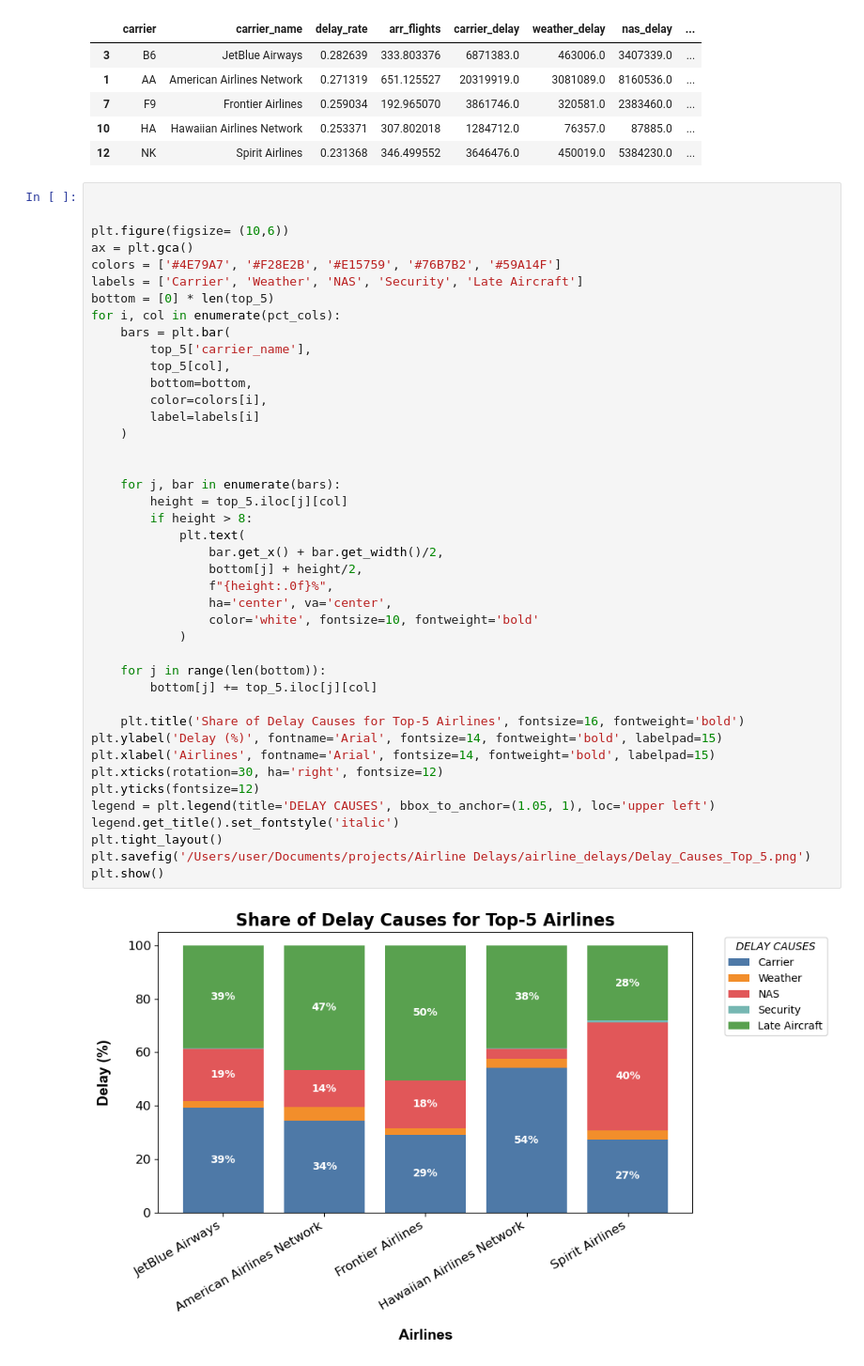
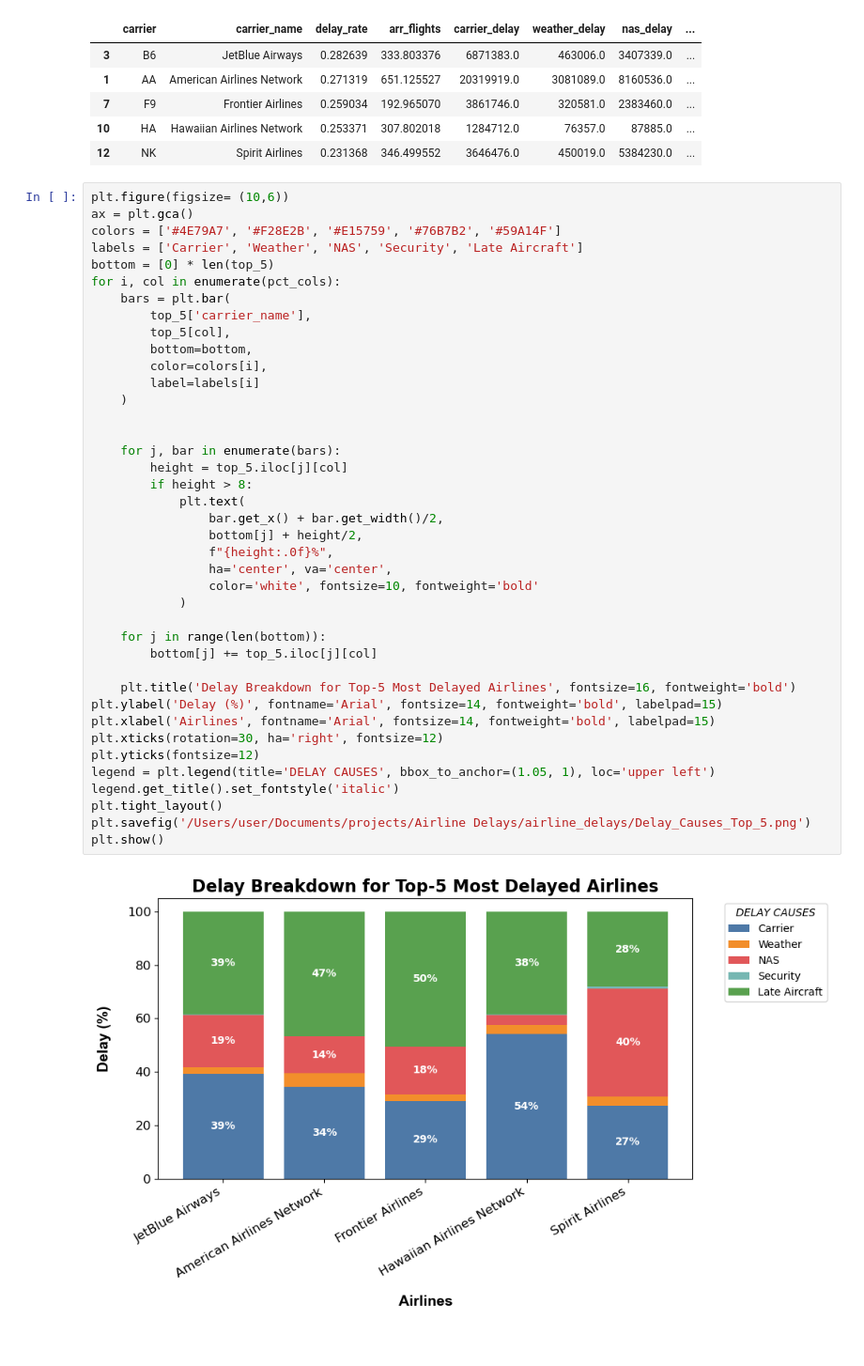
Before and after one commit to kindbyte/airline_delays, a Jupyter notebook: Python_src/Delay_Causes_Top_5_Airlines.ipynb, the cells around one changed output. Shown: that part at 94% size. Drawn from its saved outputs; the diff is of its cells as text.

```diff
--- a/Python_src/Delay_Causes_Top_5_Airlines.ipynb
+++ b/Python_src/Delay_Causes_Top_5_Airlines.ipynb
@@ -58,8 +58,6 @@ top_5.head()
 | 10 | HA | Hawaiian Airlines Network | 0.253371 | 307.802018 | 1284712.0 | 76357.0 | 87885.0 | ... |
 | 12 | NK | Spirit Airlines | 0.231368 | 346.499552 | 3646476.0 | 450019.0 | 5384230.0 | ... |
 # %%
-
-
 plt.figure(figsize= (10,6))
 ax = plt.gca()
 colors = ['#4E79A7', '#F28E2B', '#E15759', '#76B7B2', '#59A14F']
@@ -72,32 +70,32 @@ for i, col in enumerate(pct_cols):
         bottom=bottom,
         color=colors[i],
         label=labels[i]
     )
 
 
     for j, bar in enumerate(bars):
         height = top_5.iloc[j][col]
         if height > 8:
             plt.text(
                 bar.get_x() + bar.get_width()/2,
                 bottom[j] + height/2,
                 f"{height:.0f}%",
                 ha='center', va='center',
                 color='white', fontsize=10, fontweight='bold'
             )
 
     for j in range(len(bottom)):
         bottom[j] += top_5.iloc[j][col]
 
-    plt.title('Share of Delay Causes for Top-5 Airlines', fontsize=16, fontweight='bold')
+    plt.title('Delay Breakdown for Top-5 Most Delayed Airlines', fontsize=16, fontweight='bold')
 plt.ylabel('Delay (%)', fontname='Arial', fontsize=14, fontweight='bold', labelpad=15)
 plt.xlabel('Airlines', fontname='Arial', fontsize=14, fontweight='bold', labelpad=15)
 plt.xticks(rotation=30, ha='right', fontsize=12)
 plt.yticks(fontsize=12)
 legend = plt.legend(title='DELAY CAUSES', bbox_to_anchor=(1.05, 1), loc='upper left')
 legend.get_title().set_fontstyle('italic')
 plt.tight_layout()
 plt.savefig('/Users/user/Documents/projects/Airline Delays/airline_delays/Delay_Causes_Top_5.png')
 plt.show()
 # %% [output]
-[figure, old version]
+[figure, new version]
```
Also changed, not shown: 7 other files.
